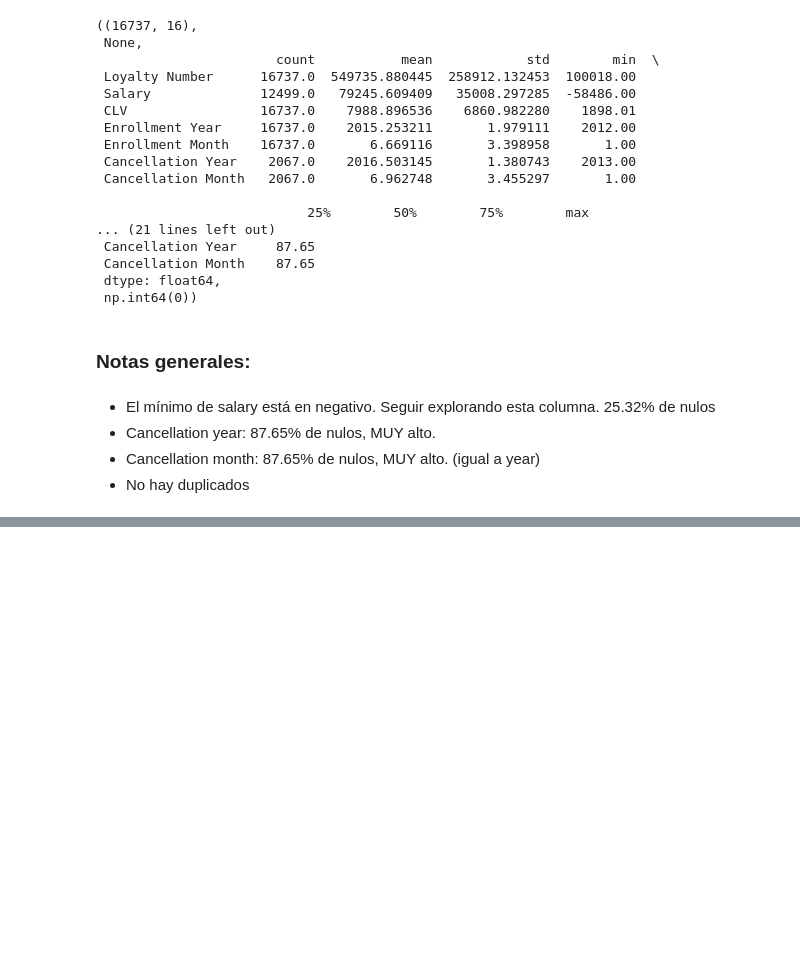
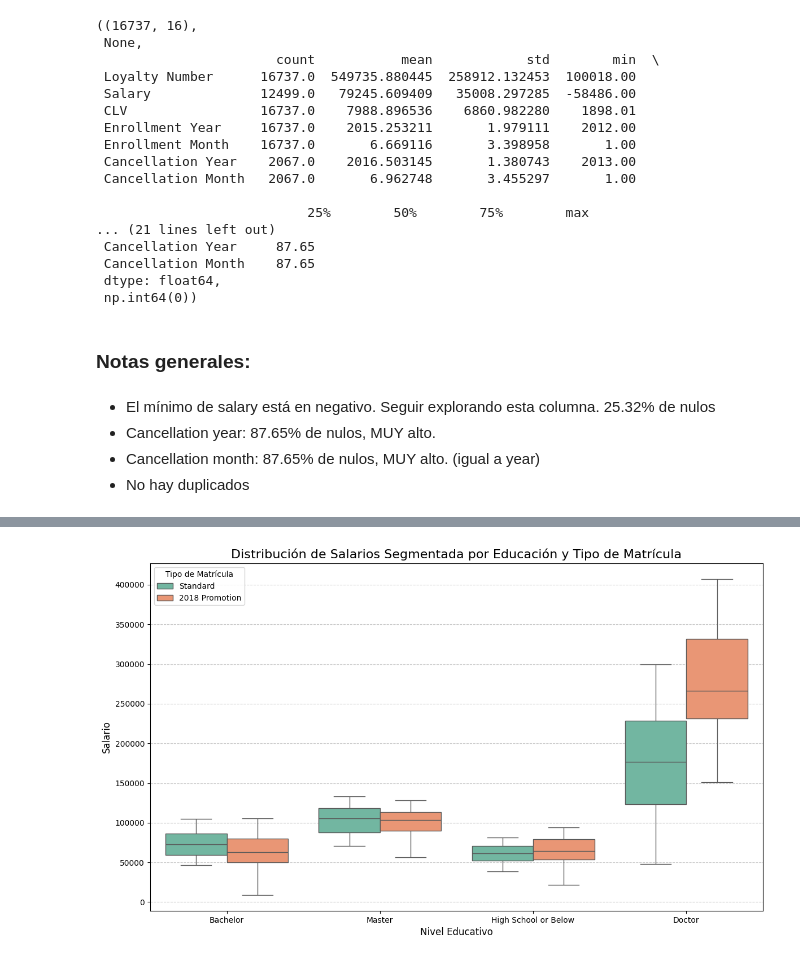
Before and after one commit to Adalab/bda-modulo-3-evaluacion-final-elenapavonfernandez-ui, a Jupyter notebook: notebooks/01_exploracion.ipynb, the cells around one changed output, grey strips where cells are left out. Cells and saved outputs as stored; diff of their text form; code cells hidden in the pictures; blank space fills up the shorter version.

```diff
--- a/notebooks/01_exploracion.ipynb
+++ b/notebooks/01_exploracion.ipynb
@@ -294,0 +456,21 @@ df_l["Salary"]
+# %%
+#GRAFICA AGRUPANDO EDUCADIÓN Y TIPO DE MATRÍCULA PARA VER SALARIO
+
+plt.figure(figsize=(14, 8))
+
+sns.boxplot(
+    data=df_l.dropna(subset=['Salary']),
+    x="Education",
+    y="Salary",
+    hue="Enrollment Type",
+    palette="Set2")
+
+# Añade título y etiquetas
+plt.title("Distribución de Salarios Segmentada por Educación y Tipo de Matrícula", fontsize=16)
+plt.xlabel("Nivel Educativo", fontsize=12)
+plt.ylabel("Salario", fontsize=12)
+plt.legend(title="Tipo de Matrícula") # Muestra la leyenda para los colores
+plt.grid(axis='y', linestyle='--', alpha=0.7)
+plt.show();
+# %% [output]
+[figure, added]
```
Also changed, not shown: parts of 24 cells of this notebook, 1 other file.
